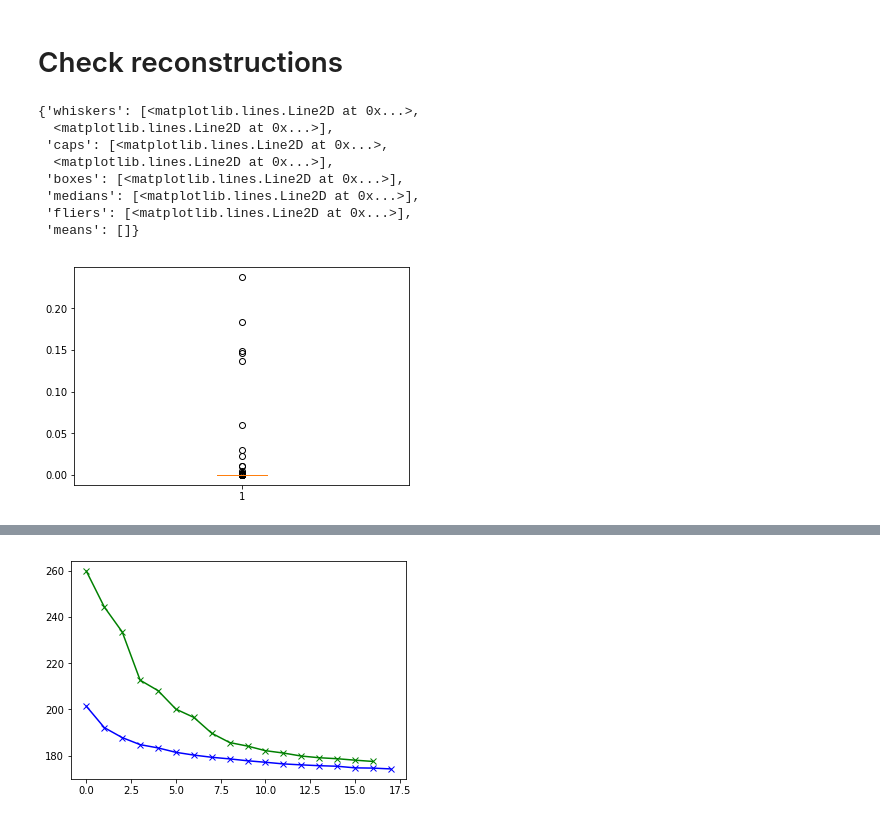
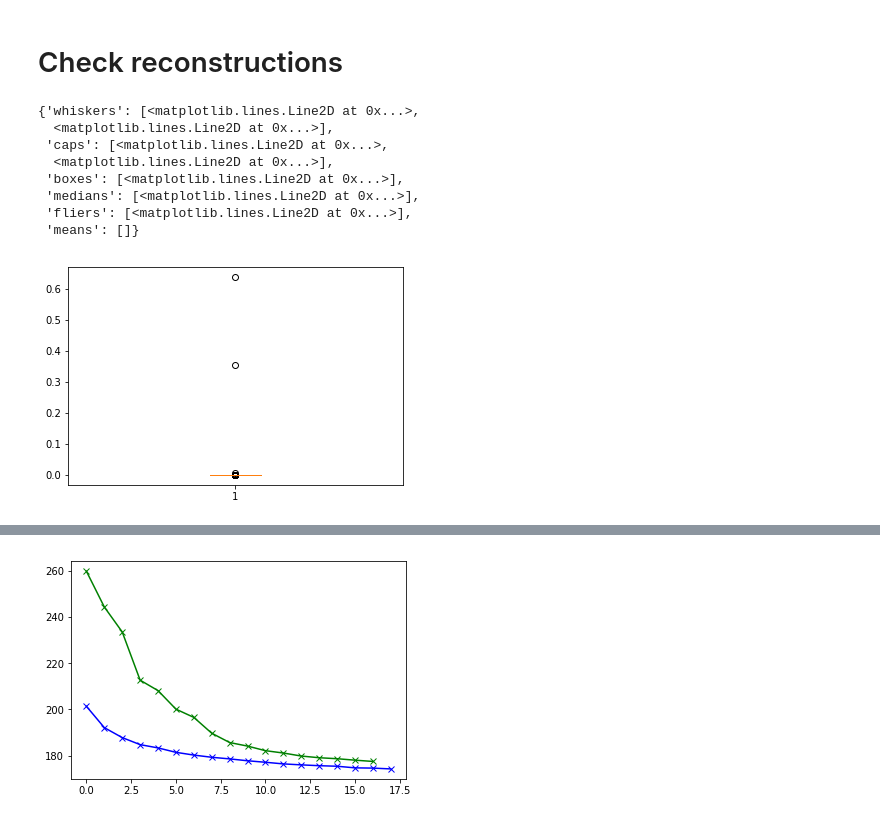
Before and after one commit to Runjing-Liu120/RaoBlackwellizedSGD, a Jupyter notebook: experiments/moving_mnist/MovingMnist_results.ipynb, the cells around one changed output, grey strips where cells are left out. Cells and saved outputs as stored; diff of their text form; code cells hidden in the pictures.

```diff
--- a/experiments/moving_mnist/MovingMnist_results.ipynb
+++ b/experiments/moving_mnist/MovingMnist_results.ipynb
@@ -91,7 +81,7 @@ pixel_2d = data_train['pixel_2d']
 # %%
 moving_mnist_vae = mnist_vae_lib.MovingHandwritingVAE()
 # %%
-vae_file = './mnist_vae_results/moving_mnist_vae_topk5_final'
+vae_file = './mnist_vae_results/moving_mnist_vae_reinforce_final'
 # vae_file = './mnist_vae_results/moving_mnist_vae_nsamples6_epoch80'
 
 moving_mnist_vae.load_state_dict(torch.load(vae_file,
@@ -139,17 +129,17 @@ if use_images_debugging:
 # %%
 log_pixel_probs = moving_mnist_vae.pixel_attention(image)
 # %%
-plt.boxplot(torch.exp(log_pixel_probs[4, :].detach()))
+plt.boxplot(torch.exp(log_pixel_probs[6, :].detach()))
 # %% [output]
 {'whiskers': [<matplotlib.lines.Line2D at 0x...>,
   <matplotlib.lines.Line2D at 0x...>],
  'caps': [<matplotlib.lines.Line2D at 0x...>,
   <matplotlib.lines.Line2D at 0x...>],
  'boxes': [<matplotlib.lines.Line2D at 0x...>],
  'medians': [<matplotlib.lines.Line2D at 0x...>],
  'fliers': [<matplotlib.lines.Line2D at 0x...>],
  'means': []}
-[figure, old version]
+[figure, new version]
 # %%
 map_pixel_1d = torch.argmax(log_pixel_probs, dim=1)
 # %%
```
Also changed, not shown: parts of 11 cells of this notebook, 2 other files.
